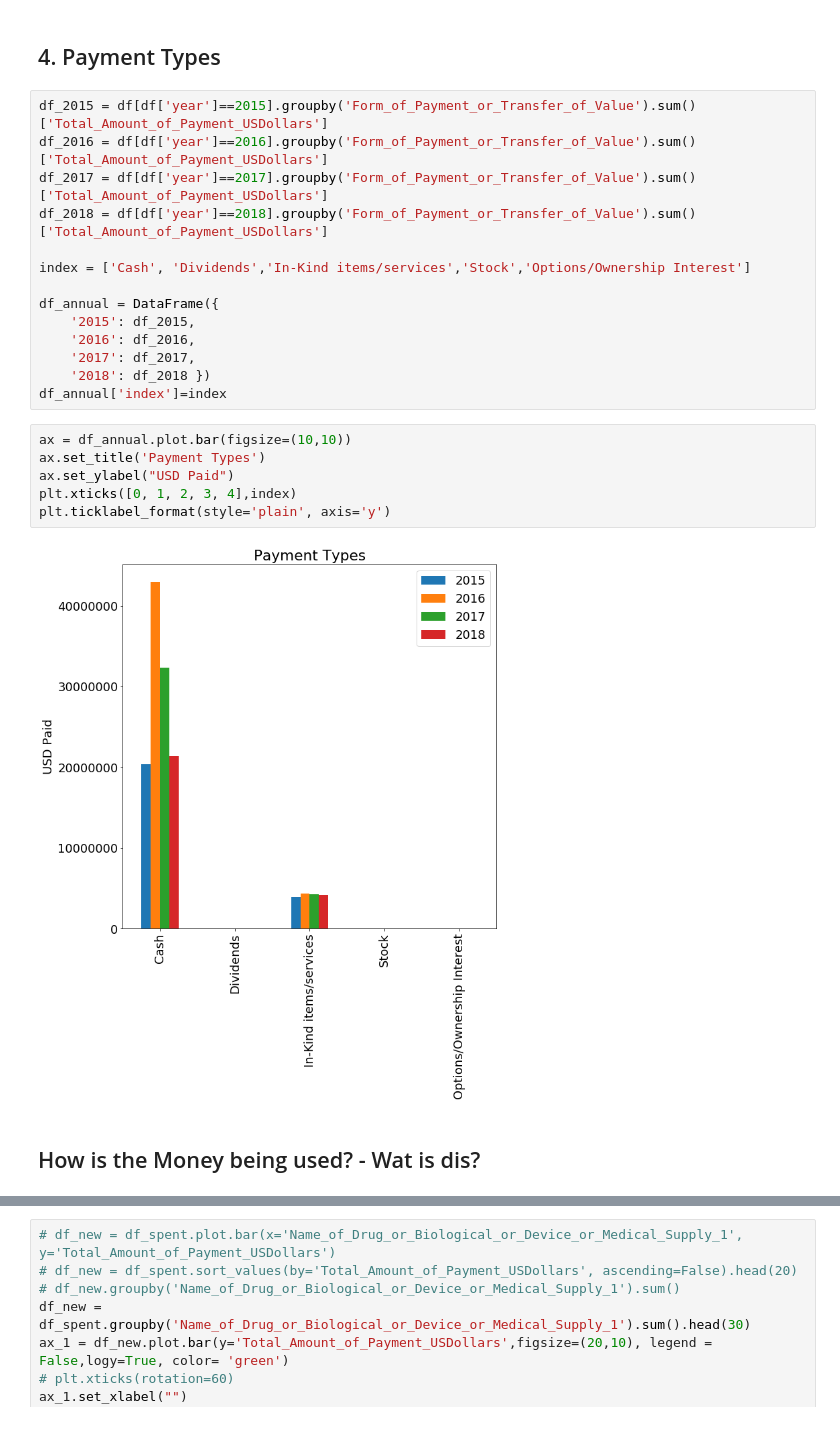
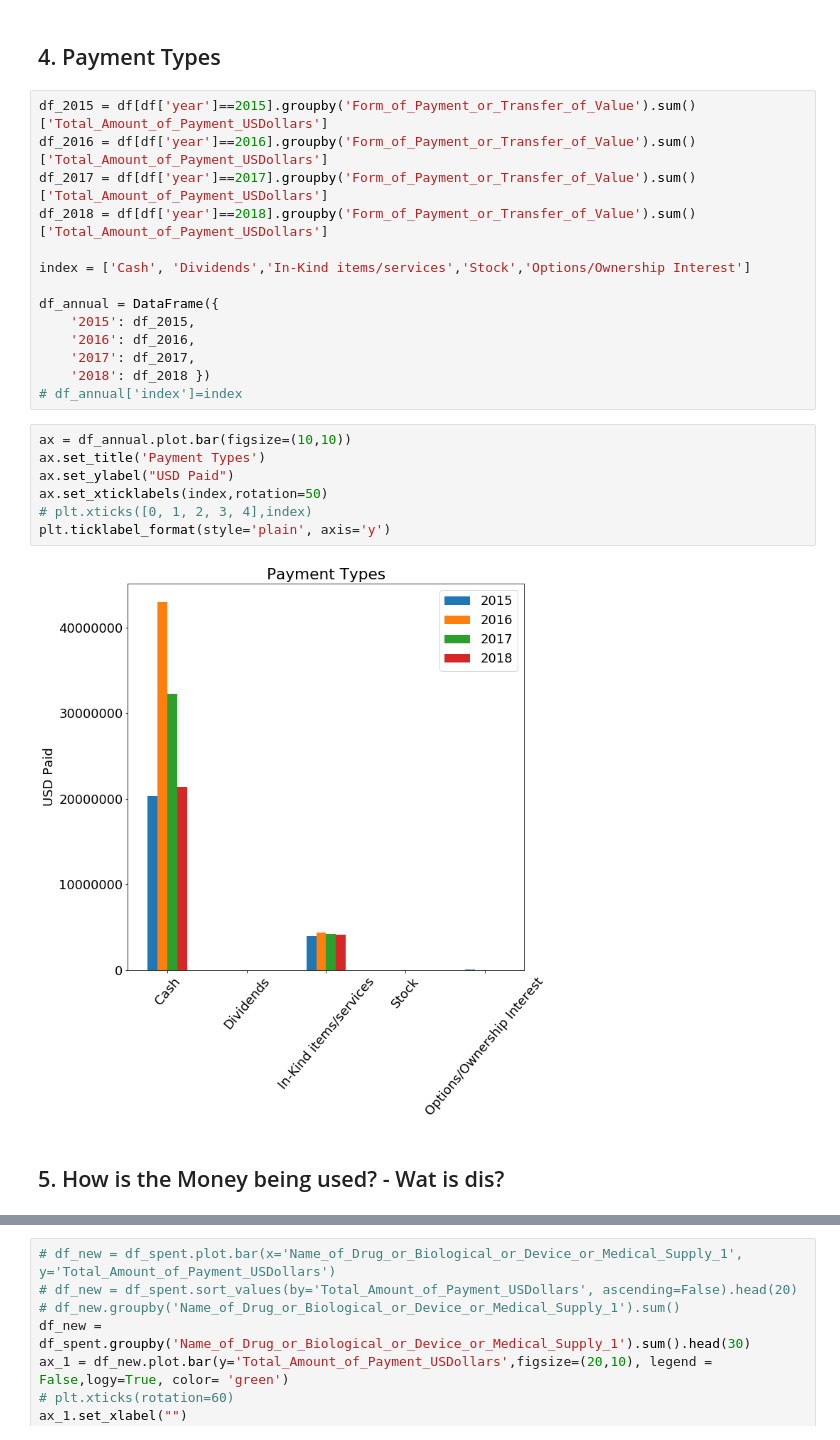
Before and after one commit to terryghanty/cs320-final, a Jupyter notebook: Final Project - Cale, James, Terry.ipynb, the cells around one changed output, grey strips where cells are left out. Cells and saved outputs as stored; diff of their text form.

```diff
--- a/Final Project - Cale, James, Terry.ipynb
+++ b/Final Project - Cale, James, Terry.ipynb
@@ -194,14 +194,15 @@ df_annual = DataFrame({
     '2016': df_2016,
     '2017': df_2017,
     '2018': df_2018 })
-df_annual['index']=index
+# df_annual['index']=index
 # %%
 ax = df_annual.plot.bar(figsize=(10,10))
 ax.set_title('Payment Types')
 ax.set_ylabel("USD Paid")
-plt.xticks([0, 1, 2, 3, 4],index)
+ax.set_xticklabels(index,rotation=50)
+# plt.xticks([0, 1, 2, 3, 4],index)
 plt.ticklabel_format(style='plain', axis='y')
 # %% [output]
-[figure, old version]
+[figure, new version]
 # %% [markdown]
-## How is the Money being used? - Wat is dis?
+## 5. How is the Money being used? - Wat is dis?
```
Also changed, not shown: parts of 8 cells of this notebook.
